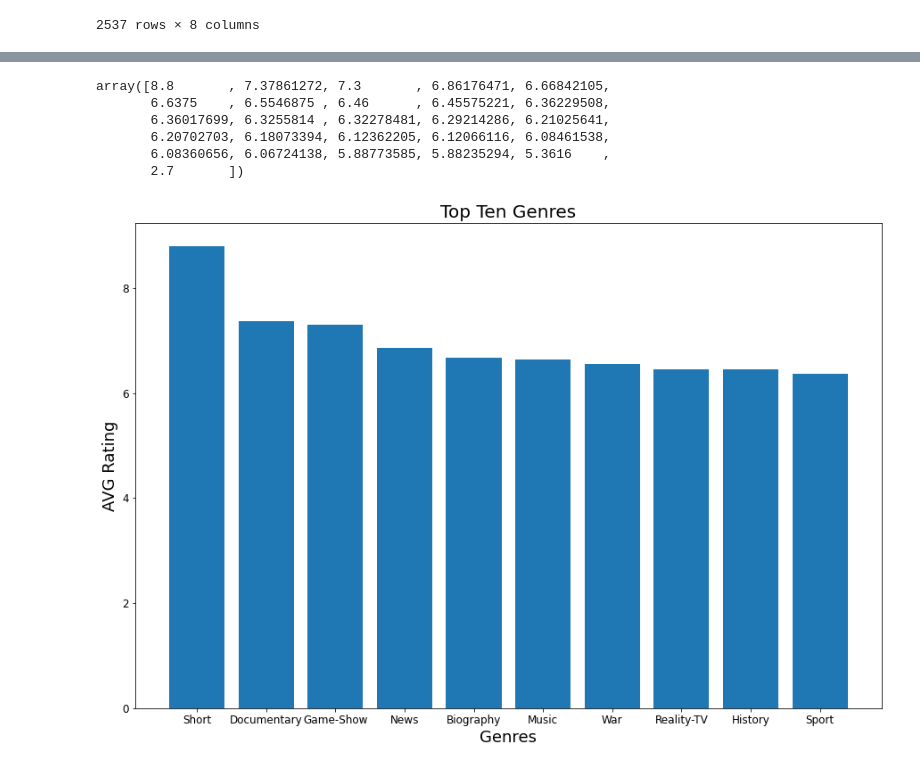
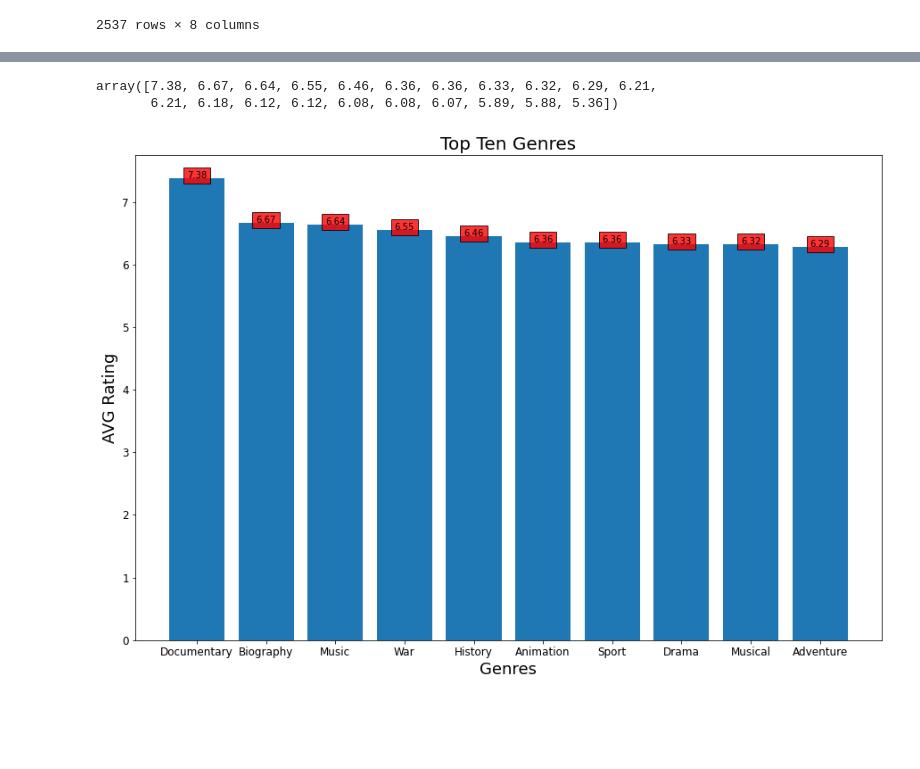
Before and after one commit to ZeejahWaseem/Capstone_Project, a Jupyter notebook: Notebooks/Rome_Folder/Rome.ipynb, the cells around one changed output, grey strips where cells are left out. Saved outputs shown, nothing was run; the diff lists cells and outputs as text; code cells hidden in the pictures; blank space fills up the shorter version.

```diff
--- a/Notebooks/Rome_Folder/Rome.ipynb
+++ b/Notebooks/Rome_Folder/Rome.ipynb
@@ -331,6 +312,6 @@ jt_df
 | 923 | tt3437164 | Maldito Amor | Maldito Amor | 2014 | 100.0 | Horror | 1.1 | ... |
 2537 rows × 8 columns
 # %%
-avg_rating_genres=jt_df.groupby('genres')['averagerating'].mean()
+avg_rating_genres=jt_df.groupby('genres')['averagerating'].mean().round(2) #rounding to two decimal values
 # %%
 sorted_avg_genres=avg_rating_genres.sort_values(ascending=False)
@@ -336,0 +384,6 @@ sorted_avg_genres=avg_rating_genres.sort_values(ascending=False)
+# %%
+a=sorted_avg_genres.drop('Short')
+b= a.drop('Adult')
+c= b.drop('Reality-TV')
+d=c.drop('Game-Show')
+cleaned=d.drop('News') #droping the values form the average genre
@@ -337,12 +410,8 @@ sorted_avg_genres=avg_rating_genres.sort_values(ascending=False)
 # %%
-avg_keys=sorted_avg_genres.keys()
+avg_keys=cleaned.keys()
 avg_keys
-avg_values=sorted_avg_genres.values
+avg_values=cleaned.values
 avg_values
 # %% [output]
-array([8.8       , 7.37861272, 7.3       , 6.86176471, 6.66842105,
-       6.6375    , 6.5546875 , 6.46      , 6.45575221, 6.36229508,
-       6.36017699, 6.3255814 , 6.32278481, 6.29214286, 6.21025641,
-       6.20702703, 6.18073394, 6.12362205, 6.12066116, 6.08461538,
-       6.08360656, 6.06724138, 5.88773585, 5.88235294, 5.3616    ,
-       2.7       ])
+array([7.38, 6.67, 6.64, 6.55, 6.46, 6.36, 6.36, 6.33, 6.32, 6.29, 6.21,
+       6.21, 6.18, 6.12, 6.12, 6.08, 6.08, 6.07, 5.89, 5.88, 5.36])
@@ -357,11 +418,17 @@ def addlabels(x,y):
+# %%
+
+y = avg_values[:10]
 # %%
 
 fig, ax = plt.subplots(figsize= (15,10) )
 ax.bar(avg_keys[:10],avg_values[:10]) #the [:10] is to see the top ten genres in the dataset
 ax.set_title('Top Ten Genres', fontsize= 20)
 ax.set_xlabel('Genres',fontsize= 18)
 ax.set_ylabel('AVG Rating',fontsize= 18)
 ax.tick_params(axis='x', which='both', labelsize=12)
 ax.tick_params(axis='y', which='both', labelsize=12)
+
+for i in range(len(avg_keys[:10])):
+        plt.text(i, y[i], y[i], ha = 'center', Bbox = dict(facecolor = 'red', alpha =.8))
 # %% [output]
-[figure, old version]
+[figure, new version]
```
Also changed, not shown: parts of 57 cells of this notebook.
